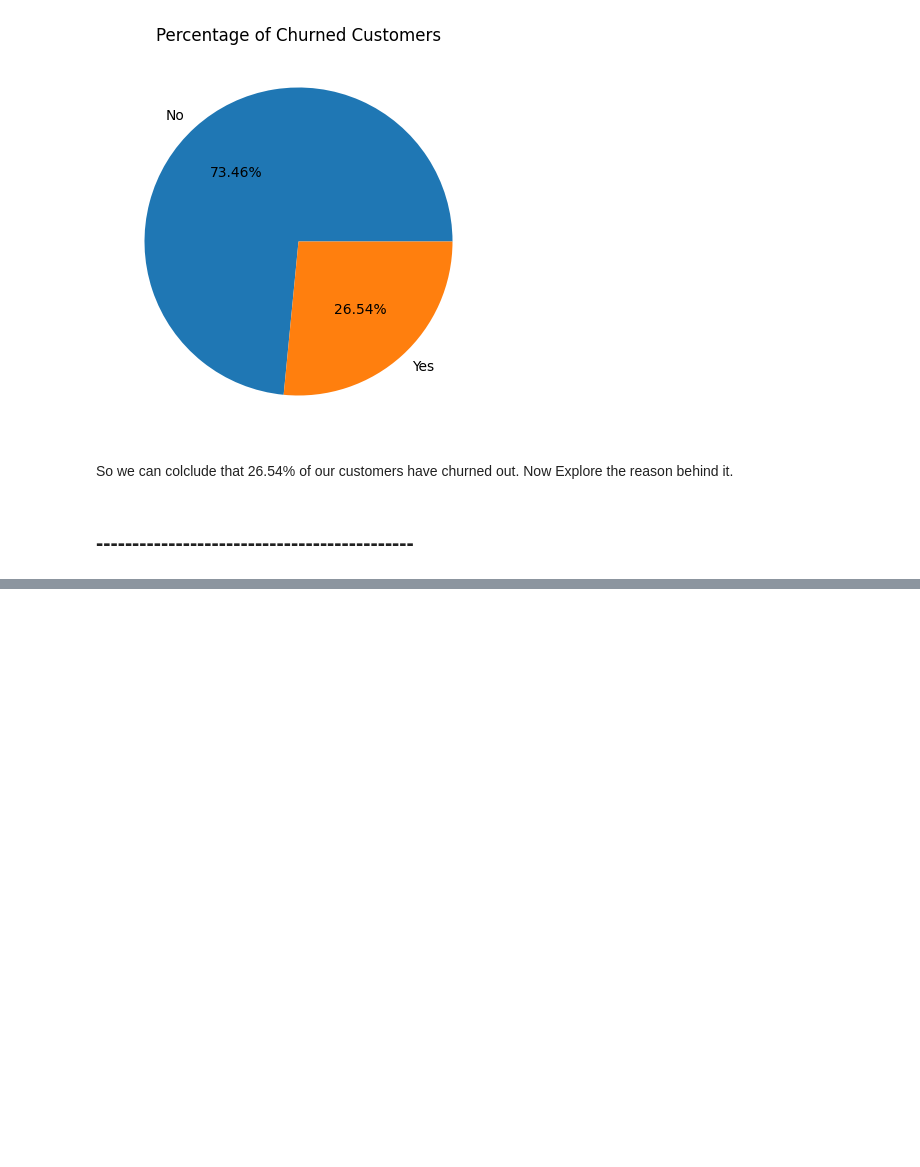
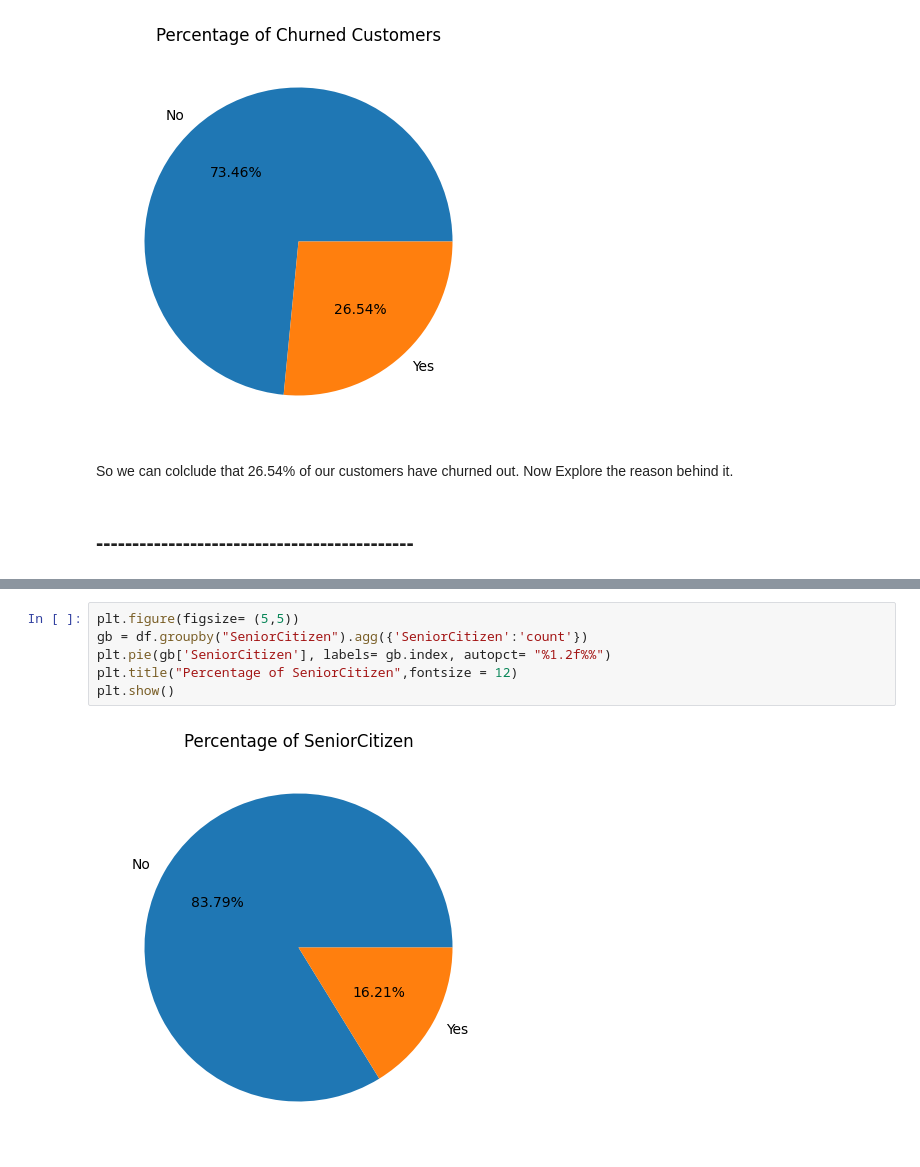
Before and after one commit to ontu001/Telco-Customer-Churn-Analysis---EDA_Python, a Jupyter notebook: customer_churn_eda_script.ipynb, the cells around one changed output, grey strips where cells are left out. Saved outputs shown, nothing was run; the diff lists cells and outputs as text; blank space fills up the shorter version.

```diff
--- a/customer_churn_eda_script.ipynb
+++ b/customer_churn_eda_script.ipynb
@@ -119,0 +142,8 @@ So we can colclude that 26.54% of our customers have churned out. Now Explore th
+# %%
+plt.figure(figsize= (5,5))
+gb = df.groupby("SeniorCitizen").agg({'SeniorCitizen':'count'})
+plt.pie(gb['SeniorCitizen'], labels= gb.index, autopct= "%1.2f%%")
+plt.title("Percentage of SeniorCitizen",fontsize = 12)
+plt.show()
+# %% [output]
+[figure, added]
```
Also changed, not shown: parts of 5 cells of this notebook.
